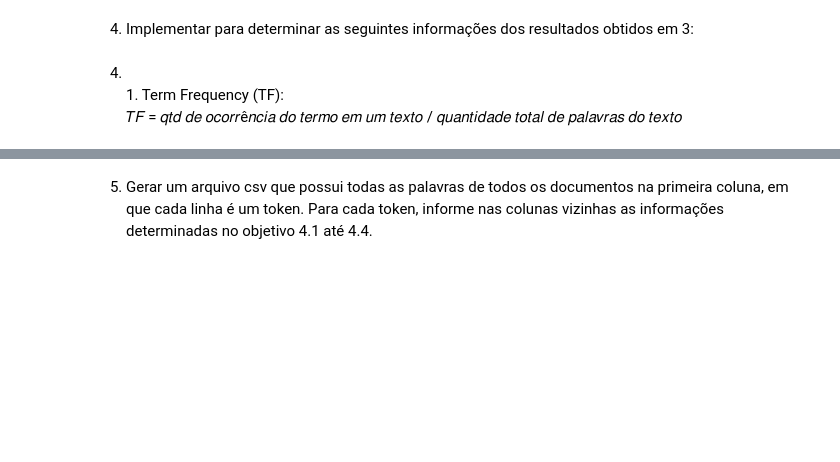
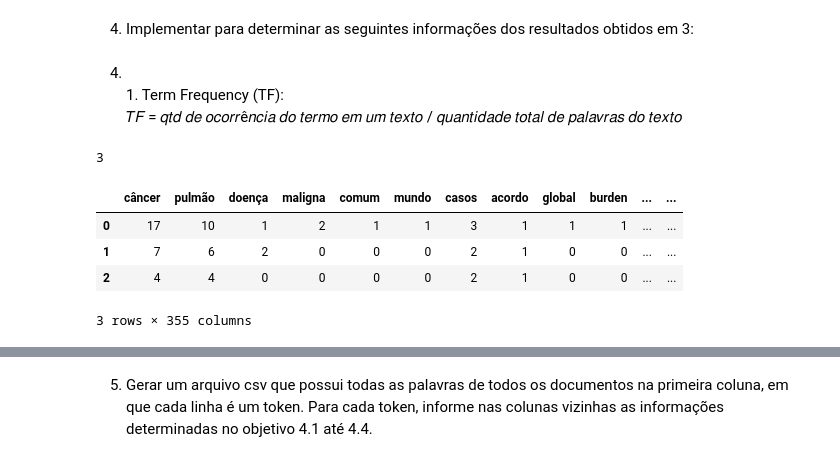
Before and after one commit to josuelopes512/Projeto_NLP, a Jupyter notebook: projeto_nlp.ipynb, the cells around one changed output, grey strips where cells are left out. Drawn from its saved outputs; the diff is of its cells as text; code cells hidden in the pictures; blank space fills up the shorter version.

```diff
--- a/projeto_nlp.ipynb
+++ b/projeto_nlp.ipynb
@@ -122,0 +204,45 @@ plt.show()
+# %%
+# teste: juntando as 3 listas que estavam dentro do array
+
+import itertools
+tokens_lists = clean_questions["tokens"].to_numpy().flatten() # transforma as lista de listas em um array contendo as 3 listas, 1 correspondente a cada texto
+
+doc1 = tokens_lists[0]                                        # tokens to texto 1 no formato np.array
+doc2 = tokens_lists[1]                                        # tokens to texto 2 no formato np.array
+doc3 = tokens_lists[2]                                        # tokens to texto 3 no formato np.array
+
+total = list(itertools.chain.from_iterable(tokens_lists))     # transforma o array em uma lista contendo todos os tokens de todos os documentos.
+
+#len(total)                                                   # 668, significa que dentro de todo o conjunto temos 668 tokens. #WORDSET
+#len(doc1)
+docs = [doc1, doc2, doc3]
+type(docs)                                                    # docList da função que calcula IDF
+#docs
+#test_total = set(total)                                       #
+len(tokens_lists)
+# %% [output]
+3
+# %%
+# teste: preparando os dados pra calcular o TF
+
+wordDictA = dict.fromkeys(total, 0)                           # converte cada lista de tokens para o formato dict, armazenando a palavra como key, e a quantidade de vezes que ela se repete no documento como value.
+wordDictB = dict.fromkeys(total, 0)
+wordDictC = dict.fromkeys(total, 0)
+
+for word in doc1:
+    wordDictA[word]+=1
+
+for word in doc2:
+    wordDictB[word]+=1
+
+for word in doc3:
+    wordDictC[word]+=1
+
+TF = pd.DataFrame([wordDictA, wordDictB, wordDictC])
+TF
+# %% [output]
+|  | câncer | pulmão | doença | maligna | comum | mundo | casos | acordo | global | burden | ... | ... |
+| 0 | 17 | 10 | 1 | 2 | 1 | 1 | 3 | 1 | 1 | 1 | ... | ... |
+| 1 | 7 | 6 | 2 | 0 | 0 | 0 | 2 | 1 | 0 | 0 | ... | ... |
+| 2 | 4 | 4 | 0 | 0 | 0 | 0 | 2 | 1 | 0 | 0 | ... | ... |
+3 rows × 355 columns
```
Also changed, not shown: parts of 31 cells of this notebook.
